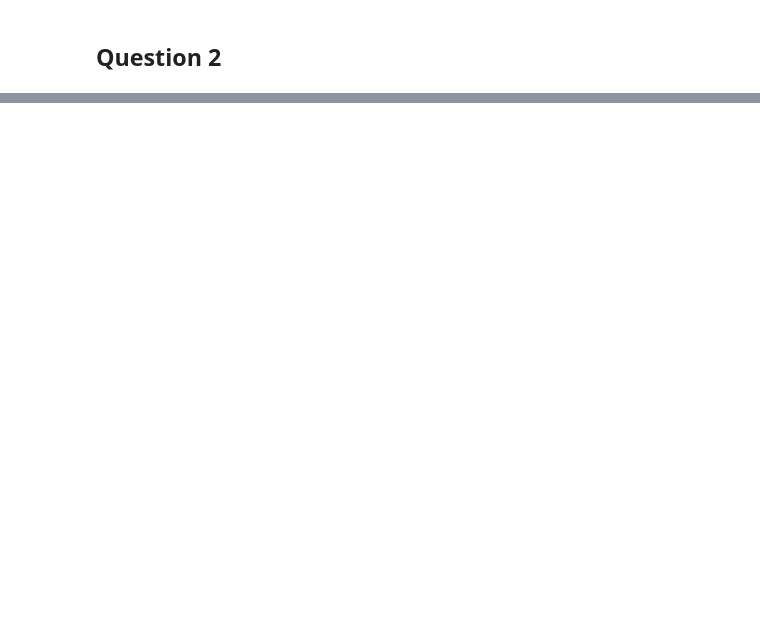
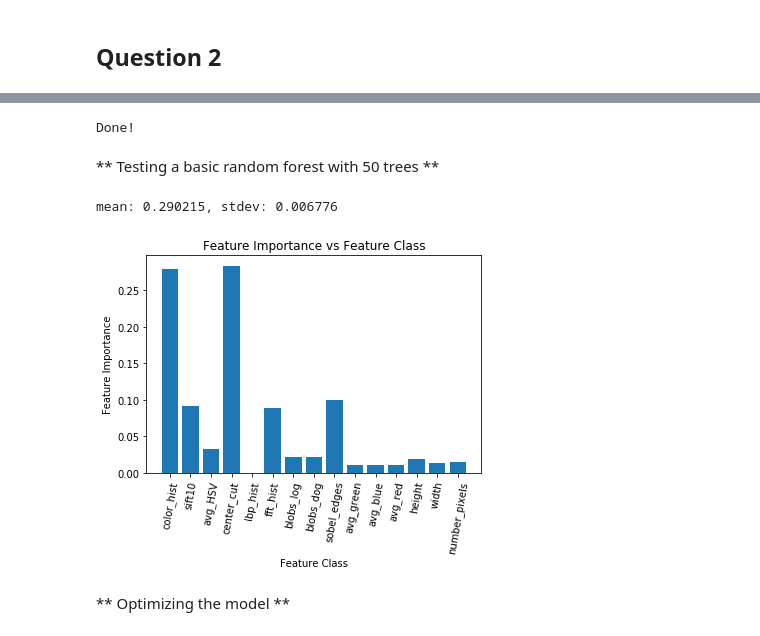
Before and after one commit to ckgrosch/groschner-python-ay250-homework, a Jupyter notebook: hw_6/hw_6_groschner.ipynb, the cells around one changed output, grey strips where cells are left out. Cells and saved outputs as stored; diff of their text form; code cells hidden in the pictures; blank space fills up the shorter version.

```diff
--- a/hw_6/hw_6_groschner.ipynb
+++ b/hw_6/hw_6_groschner.ipynb
@@ -430,0 +227,7 @@ for i in enumerate(indices):
+# %%
+def train_random_forest(X_train, Y_train, nestimators = 50,crit='gini',max_feat='auto'):
+    """function that takes in the training feature set and training labels and trains a radnom forest with
+    n estimators given by nestimators"""
+    classifier = RandomForestClassifier(n_estimators= nestimators,criterion= crit,max_features=max_feat)
+    classifier.fit(X_train, Y_train)
+    return classifier
@@ -430,0 +258,29 @@ for i in enumerate(indices):
+# %%
+def feature_importance(X_train,classifier):
+    """Makes a plot of feature importance based of the feature importances calculated by scikit learn.
+    Obviously features such as historgrams actually go into the classifier as several features so the function
+    adds the importances of each of the features belonging to a certain class of feature"""
+    feat_importance = np.vstack((X_train.columns.values,classifier.feature_importances_))
+    previous = feat_importance[0,0]
+    classes = [previous]
+    counts = []
+    temp_count = 0
+    for idx, classify in enumerate(feat_importance[0,:]):
+        if classify == previous:
+            temp_count += feat_importance[1,idx]
+            previous = classify
+        else:
+            counts.append(temp_count)
+            classes.append(classify)
+            temp_count = 0
+            temp_count += feat_importance[1,idx]
+            previous = classify
+
+    counts.append(temp_count)
+    fig, ax = plt.subplots()
+    plt.bar(np.arange(1,len(classes)+1),counts,tick_label = classes)
+    for tick in ax.get_xticklabels():
+        tick.set_rotation(80)
+    ax.set_xlabel('Feature Class')
+    ax.set_ylabel('Feature Importance')
+    ax.set_title("Feature Importance vs Feature Class")
@@ -430,0 +299,22 @@ for i in enumerate(indices):
+# %%
+directory = '/Users/kategroschner/Documents/Berkeley2017_2018/AY250/python-ay250-homework/hw_6/50_categories'
+df, X_train, Y_train, X_test, Y_test = train_test_set(directory)
+# %% [output]
+Done!
+# %% [markdown]
+** Testing a basic random forest with 50 trees **
+# %%
+#training the basic model
+model = train_random_forest(X_train,Y_train)
+# %%
+#getting the cross validation score for the basic model
+cross_val_stratified(df,model,5)
+# %% [output]
+mean: 0.290215, stdev: 0.006776
+# %%
+#seeing which features are the most important
+feature_importance(X_train,model)
+# %% [output]
+[figure, added]
+# %% [markdown]
+** Optimizing the model **
```
Also changed, not shown: parts of 48 cells of this notebook, 1 other file.
